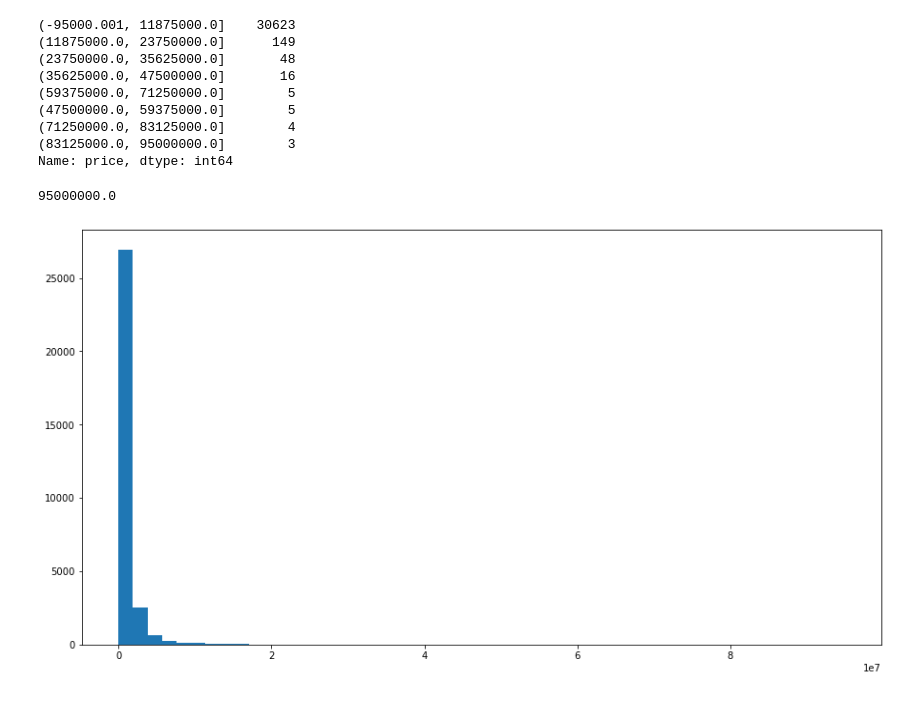
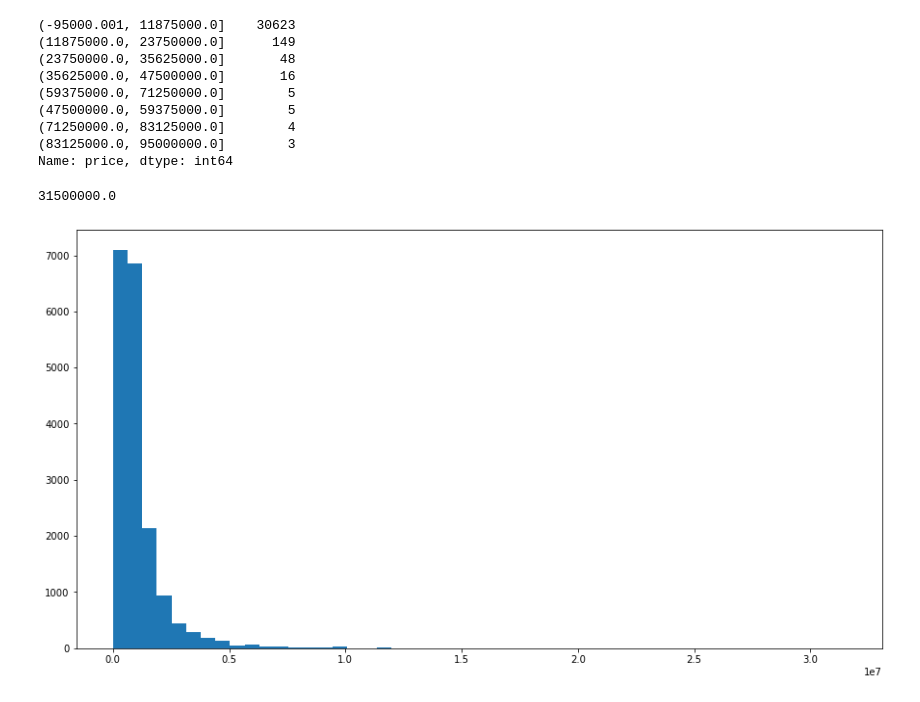
Before and after one commit to erin-vu/real_estate, a Jupyter notebook: Real Estate Analysis.ipynb, the cells around one changed output. Drawn from its saved outputs; the diff is of its cells as text; code cells hidden in the pictures.

```diff
--- a/Real Estate Analysis.ipynb
+++ b/Real Estate Analysis.ipynb
@@ -650,14 +650,14 @@ df['price'].value_counts(bins=8)
 (83125000.0, 95000000.0]        3
 Name: price, dtype: int64
 # %%
-df['price'].max()
+df_single['price'].max()
 # %% [output]
-95000000.0
+31500000.0
 # %%
 fig, ax = plt.subplots(figsize=(15, 8))
-ax.hist(df['price'], bins=50);
+ax.hist(df_single['price'], bins=50);
 # %% [output]
-[figure, old version]
+[figure, new version]
 # %%
 #Boxplot with outliers
 fig, ax = plt.subplots(figsize=(15, 8))
```
Also changed, not shown: parts of 23 cells of this notebook.
